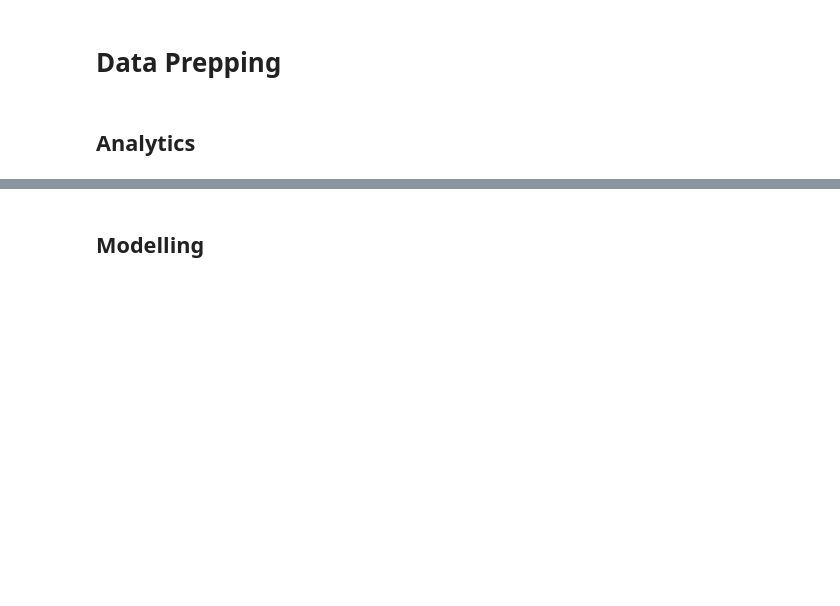
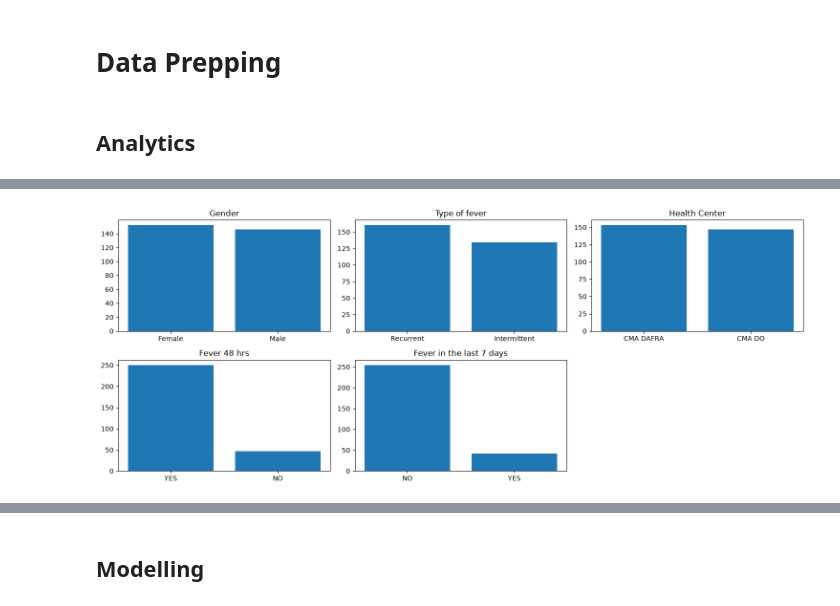
Before and after one commit to Briant-s/da_darksistem, a Jupyter notebook: v1.ipynb, the cells around one changed output, grey strips where cells are left out. Saved outputs shown, nothing was run; the diff lists cells and outputs as text; code cells hidden in the pictures; blank space fills up the shorter version.

```diff
--- a/v1.ipynb
+++ b/v1.ipynb
@@ -244,0 +353,29 @@ df_viz = df_clean.copy()
+# %%
+categorical = [
+    "Gender" ,"Type of fever", "Health Center", "Fever 48 hrs", "Fever in the last 7 days"
+]
+
+excluded = ['Gender', 'Age', 'Weight', 'Temperature', 'Type of fever',
+           'Axillary temperature', 'Respiratory rate', 'Pulse rate',
+           'Hematocrit', 'White blood cell count', 'Platelet count',
+           'Neutrophils', 'Elevated Creatinine',
+           'Malaria', 'Diagnosed Dengue', 'Yellow fever',
+           'Typhoid fever', 'Other diagnosed diseases', 'Mua circumference']
+
+symptom_cols = [c for c in df.columns if c not in excluded]
+# %%
+def categorical_distribution(data, catCols):
+    slots = len(categorical)
+    rows = -(-slots//3)
+    plt.figure(figsize=(15, rows * 3))
+    for i, col in enumerate(catCols, 1):
+        plt.subplot(rows, 3, i)
+        counts = data[col].value_counts()
+        plt.bar(counts.index, counts.values)
+        plt.title(col)
+    plt.tight_layout()
+    plt.show()
+
+categorical_distribution(df, categorical)
+# %% [output]
+[figure, added]
```
Also changed, not shown: parts of 38 cells of this notebook, 7 other files.
